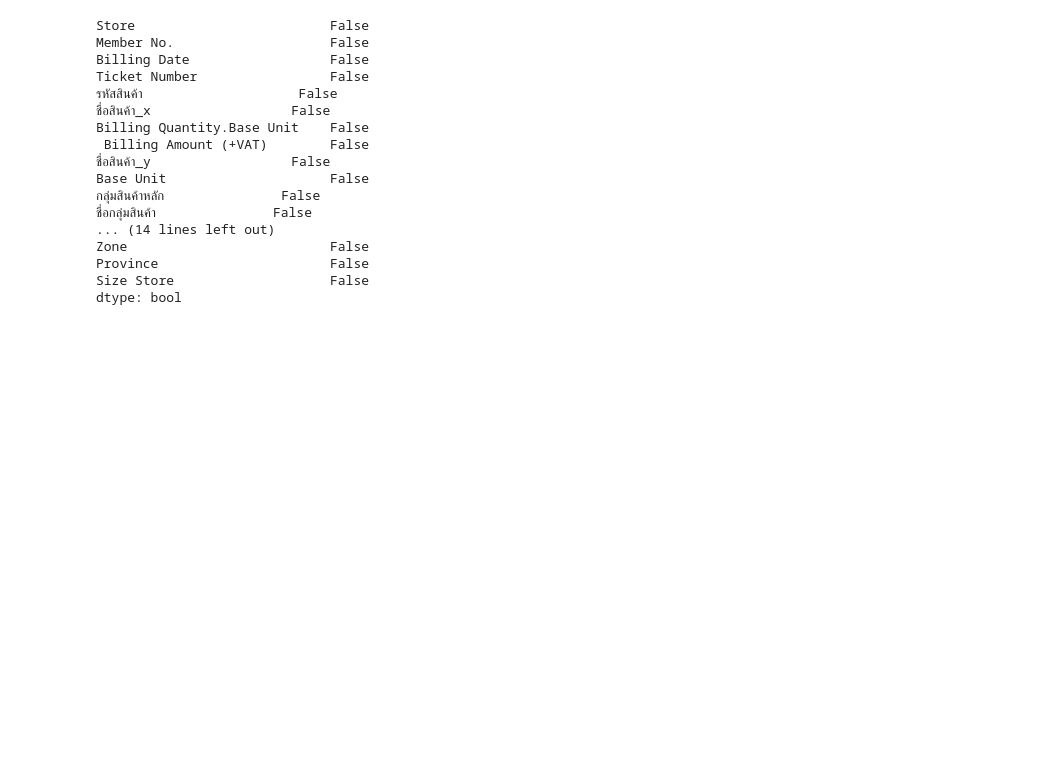
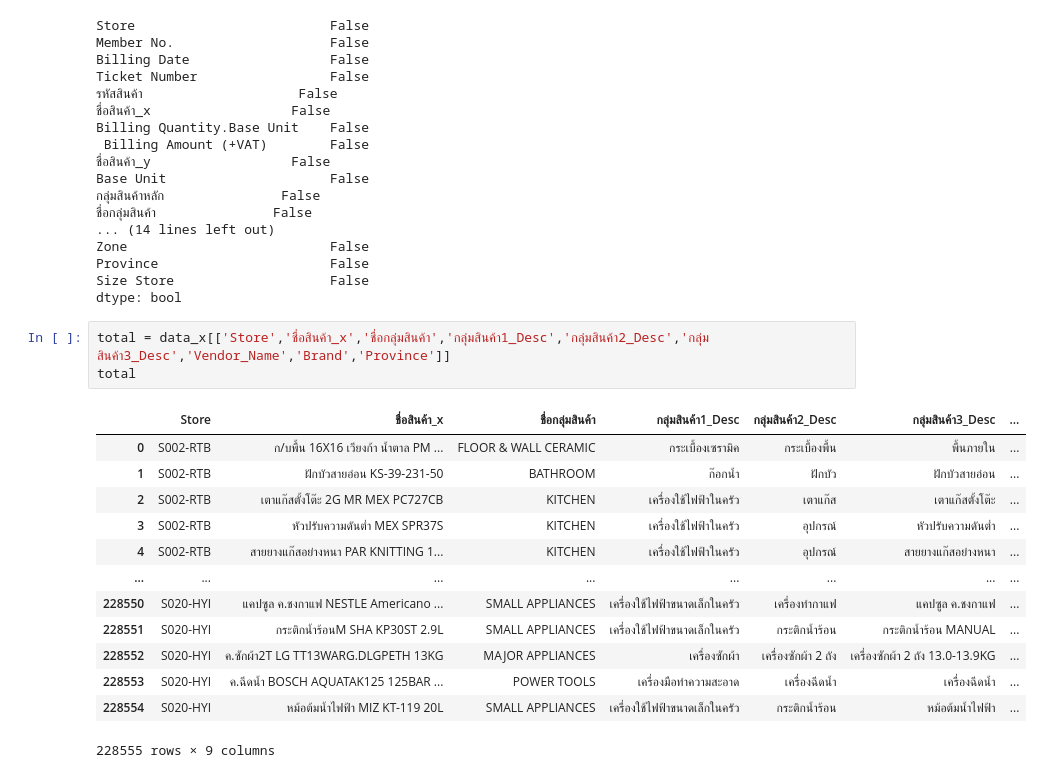
Before and after one commit to chalarm1405/DWDM21_, a Jupyter notebook: test_02.ipynb, the cells around one changed output. Saved outputs shown, nothing was run; the diff lists cells and outputs as text; blank space fills up the shorter version.

```diff
--- a/test_02.ipynb
+++ b/test_02.ipynb
@@ -263,3 +263,20 @@ Zone                          False
 Province                      False
 Size Store                    False
 dtype: bool
+# %%
+total = data_x[['Store','ชื่อสินค้า_x','ชื่อกลุ่มสินค้า','กลุ่มสินค้า1_Desc','กลุ่มสินค้า2_Desc','กลุ่มสินค้า3_Desc','Vendor_Name','Brand','Province']]
+total
+# %% [output]
+|  | Store | ชื่อสินค้า_x | ชื่อกลุ่มสินค้า | กลุ่มสินค้า1_Desc | กลุ่มสินค้า2_Desc | กลุ่มสินค้า3_Desc | ... |
+| 0 | S002-RTB | ก/บพื้น 16X16 เวียงก้า น้ำตาล PM ... | FLOOR & WALL CERAMIC | กระเบื้องเซรามิค | กระเบื้องพื้น | พื้นภายใน | ... |
+| 1 | S002-RTB | ฝักบัวสายอ่อน KS-39-231-50 | BATHROOM | ก๊อกน้ำ | ฝักบัว | ฝักบัวสายอ่อน | ... |
+| 2 | S002-RTB | เตาแก๊สตั้งโต๊ะ 2G MR MEX PC727CB | KITCHEN | เครื่องใช้ไฟฟ้าในครัว | เตาแก๊ส | เตาแก๊สตั้งโต๊ะ | ... |
+| 3 | S002-RTB | หัวปรับความดันต่ำ MEX SPR37S | KITCHEN | เครื่องใช้ไฟฟ้าในครัว | อุปกรณ์ | หัวปรับความดันต่ำ | ... |
+| 4 | S002-RTB | สายยางแก๊สอย่างหนา PAR KNITTING 1... | KITCHEN | เครื่องใช้ไฟฟ้าในครัว | อุปกรณ์ | สายยางแก๊สอย่างหนา | ... |
+| ... | ... | ... | ... | ... | ... | ... | ... |
+| 228550 | S020-HYI | แคปซูล ค.ชงกาแฟ NESTLE Americano ... | SMALL APPLIANCES | เครื่องใช้ไฟฟ้าขนาดเล็กในครัว | เครื่องทำกาแฟ | แคปซูล ค.ชงกาแฟ | ... |
+| 228551 | S020-HYI | กระติกน้ำร้อนM SHA KP30ST 2.9L | SMALL APPLIANCES | เครื่องใช้ไฟฟ้าขนาดเล็กในครัว | กระติกน้ำร้อน | กระติกน้ำร้อน MANUAL | ... |
+| 228552 | S020-HYI | ค.ซักผ้า2T LG TT13WARG.DLGPETH 13KG | MAJOR APPLIANCES | เครื่องซักผ้า | เครื่องซักผ้า 2 ถัง | เครื่องซักผ้า 2 ถัง 13.0-13.9KG | ... |
+| 228553 | S020-HYI | ค.ฉีดน้ำ BOSCH AQUATAK125 125BAR ... | POWER TOOLS | เครื่องมือทำความสะอาด | เครื่องฉีดน้ำ | เครื่องฉีดน้ำ | ... |
+| 228554 | S020-HYI | หม้อต้มน้ำไฟฟ้า MIZ KT-119 20L | SMALL APPLIANCES | เครื่องใช้ไฟฟ้าขนาดเล็กในครัว | กระติกน้ำร้อน | หม้อต้มน้ำไฟฟ้า | ... |
+228555 rows × 9 columns
```
